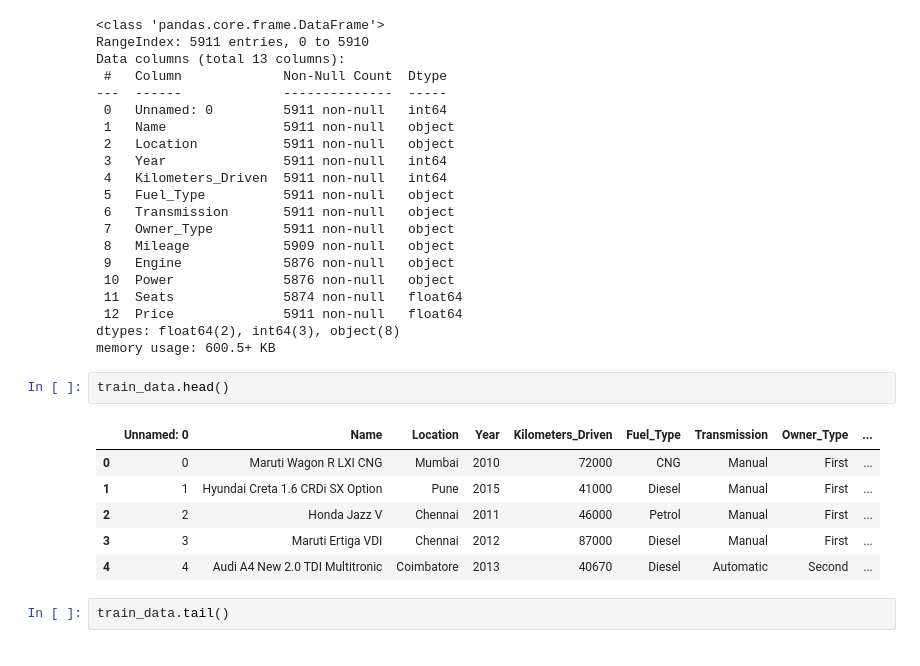
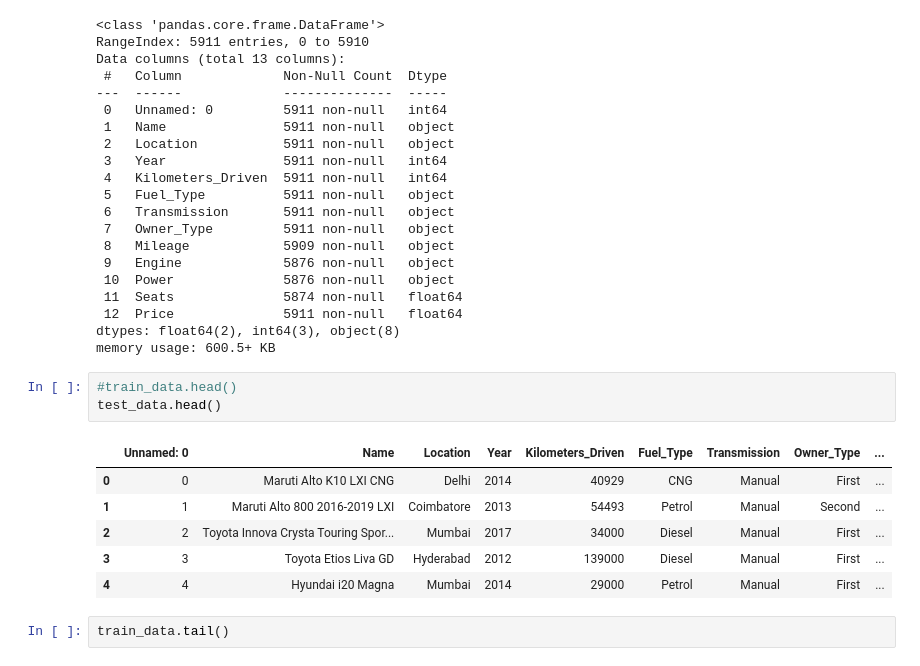
Before and after one commit to jheel0802/Used-car-price-prediction, a Jupyter notebook: used-car-price-prediction.ipynb, the cells around one changed output. Drawn from its saved outputs; the diff is of its cells as text.

```diff
--- a/used-car-price-prediction.ipynb
+++ b/used-car-price-prediction.ipynb
@@ -32,15 +32,16 @@ Data columns (total 13 columns):
  12  Price              5911 non-null   float64
 dtypes: float64(2), int64(3), object(8)
 memory usage: 600.5+ KB
-# %%
-train_data.head()
-# %% [output]
-|  | Unnamed: 0 | Name | Location | Year | Kilometers_Driven | Fuel_Type | Transmission | Owner_Type | ... |
-| 0 | 0 | Maruti Wagon R LXI CNG | Mumbai | 2010 | 72000 | CNG | Manual | First | ... |
-| 1 | 1 | Hyundai Creta 1.6 CRDi SX Option | Pune | 2015 | 41000 | Diesel | Manual | First | ... |
-| 2 | 2 | Honda Jazz V | Chennai | 2011 | 46000 | Petrol | Manual | First | ... |
-| 3 | 3 | Maruti Ertiga VDI | Chennai | 2012 | 87000 | Diesel | Manual | First | ... |
-| 4 | 4 | Audi A4 New 2.0 TDI Multitronic | Coimbatore | 2013 | 40670 | Diesel | Automatic | Second | ... |
+# %%
+#train_data.head()
+test_data.head()
+# %% [output]
+|  | Unnamed: 0 | Name | Location | Year | Kilometers_Driven | Fuel_Type | Transmission | Owner_Type | ... |
+| 0 | 0 | Maruti Alto K10 LXI CNG | Delhi | 2014 | 40929 | CNG | Manual | First | ... |
+| 1 | 1 | Maruti Alto 800 2016-2019 LXI | Coimbatore | 2013 | 54493 | Petrol | Manual | Second | ... |
+| 2 | 2 | Toyota Innova Crysta Touring Spor... | Mumbai | 2017 | 34000 | Diesel | Manual | First | ... |
+| 3 | 3 | Toyota Etios Liva GD | Hyderabad | 2012 | 139000 | Diesel | Manual | First | ... |
+| 4 | 4 | Hyundai i20 Magna | Mumbai | 2014 | 29000 | Petrol | Manual | First | ... |
 # %%
 train_data.tail()
 # %% [output]
```
Also changed, not shown: parts of 2 cells of this notebook, 3 other files.
